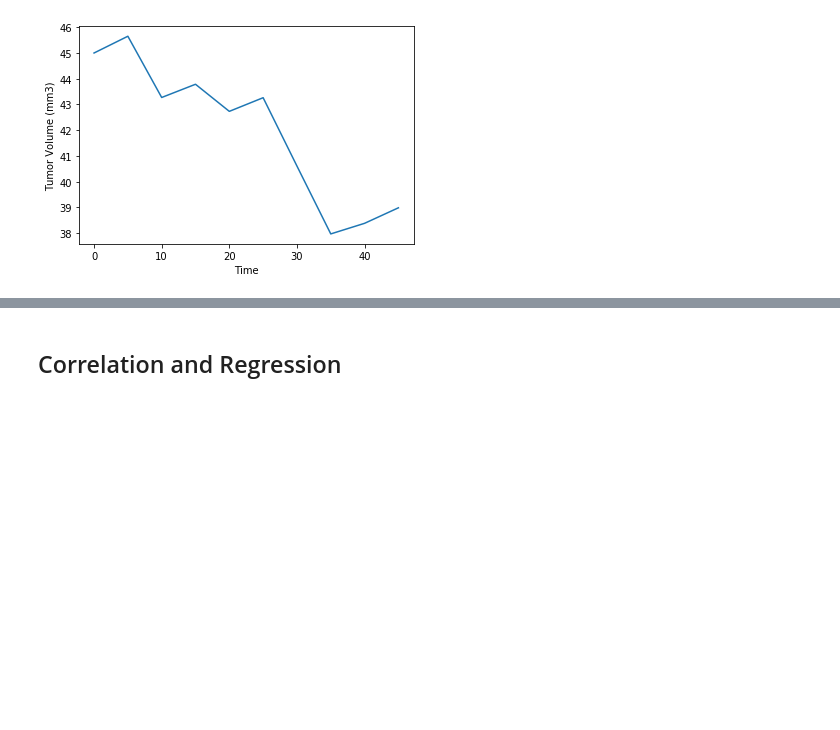
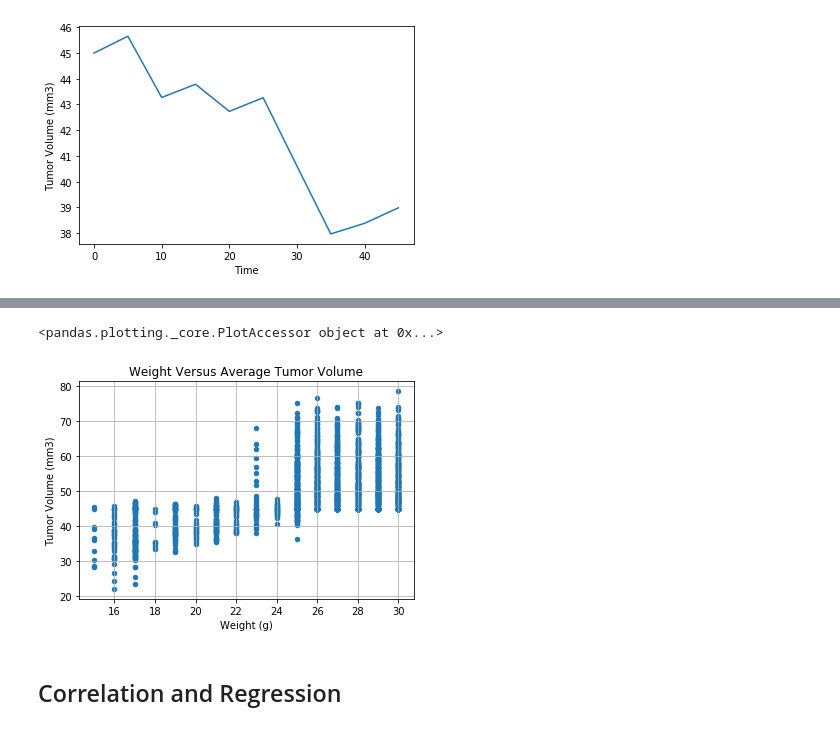
Before and after one commit to abednarz210/Matplotlib, a Jupyter notebook: pymaceuticals_starter .ipynb, the cells around one changed output, grey strips where cells are left out. Cells and saved outputs as stored; diff of their text form; code cells hidden in the pictures; blank space fills up the shorter version.

Commit message:
"add plots"

```diff
--- a/pymaceuticals_starter .ipynb
+++ b/pymaceuticals_starter .ipynb
@@ -259,5 +268,10 @@ Text(0, 0.5, 'Tumor Volume (mm3)')
 # %%
 # Generate a scatter plot of average tumor volume vs. mouse weight for the Capomulin regimen
+cur_mouse.plot(kind="scatter", x="Weight (g)", y="Tumor Volume (mm3)", grid=True, fig=(10,10), title="Weight Versus Average Tumor Volume")
+cur_mouse.plot
+# %% [output]
+<pandas.plotting._core.PlotAccessor object at 0x...>
+[figure, added]
 # %% [markdown]
 ## Correlation and Regression
 # %%
```
Also changed, not shown: parts of 1 cell of this notebook.
